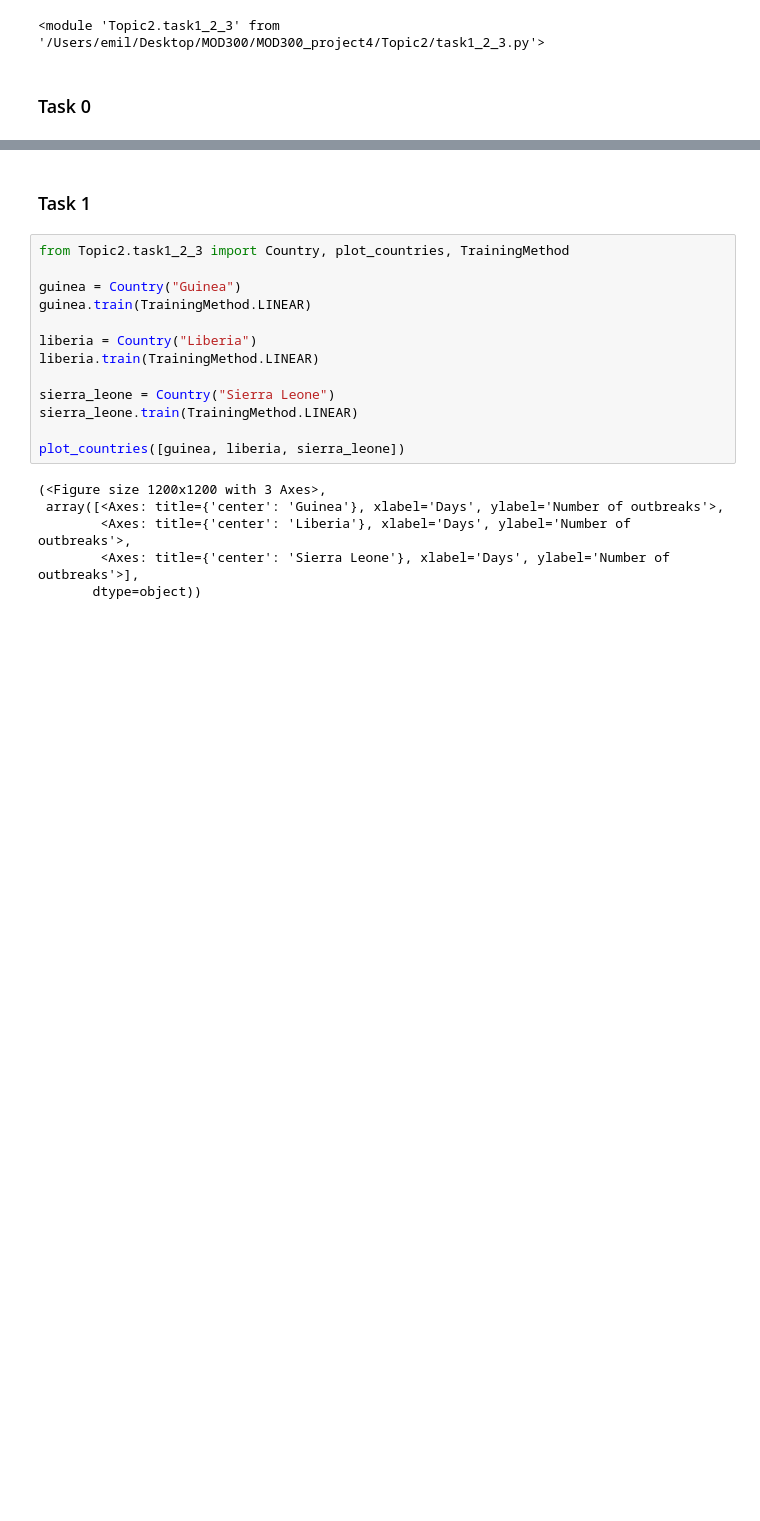
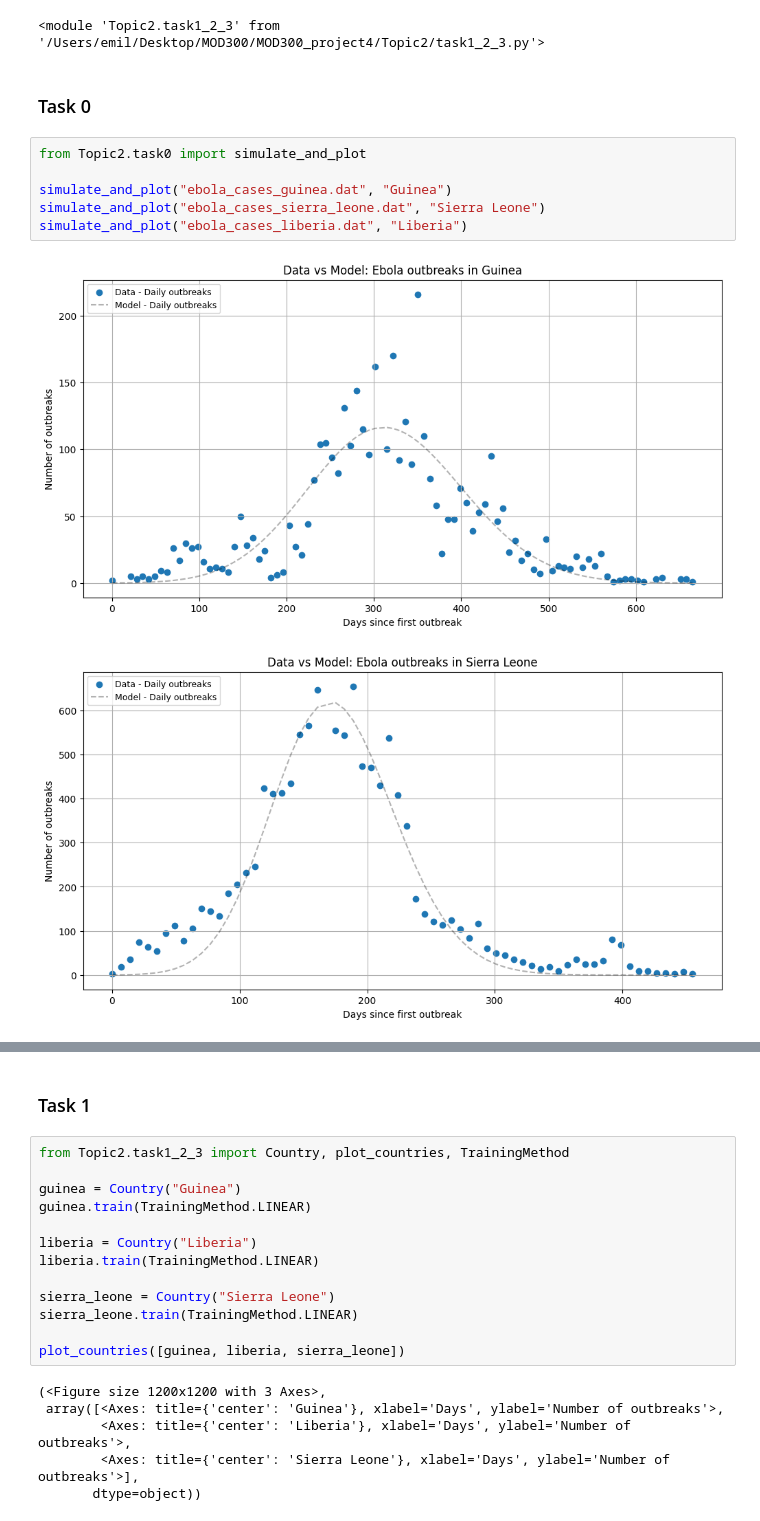
Before and after one commit to OleLB/MOD300_project4, a Jupyter notebook: Report.ipynb, the cells around one changed output, grey strips where cells are left out. Drawn from its saved outputs; the diff is of its cells as text; blank space fills up the shorter version.

Commit message:
add task 0

```diff
--- a/Report.ipynb
+++ b/Report.ipynb
@@ -230,3 +231,12 @@ importlib.reload(Topic2.task1_2_3)
 <module 'Topic2.task1_2_3' from '/Users/emil/Desktop/MOD300/MOD300_project4/Topic2/task1_2_3.py'>
 # %% [markdown]
 ### Task 0
+# %%
+from Topic2.task0 import simulate_and_plot
+
+simulate_and_plot("ebola_cases_guinea.dat", "Guinea")
+simulate_and_plot("ebola_cases_sierra_leone.dat", "Sierra Leone")
+simulate_and_plot("ebola_cases_liberia.dat", "Liberia")
+# %% [output]
+[figure, added]
+[figure, added]
```
Also changed, not shown: parts of 4 cells of this notebook, 2 other files.
